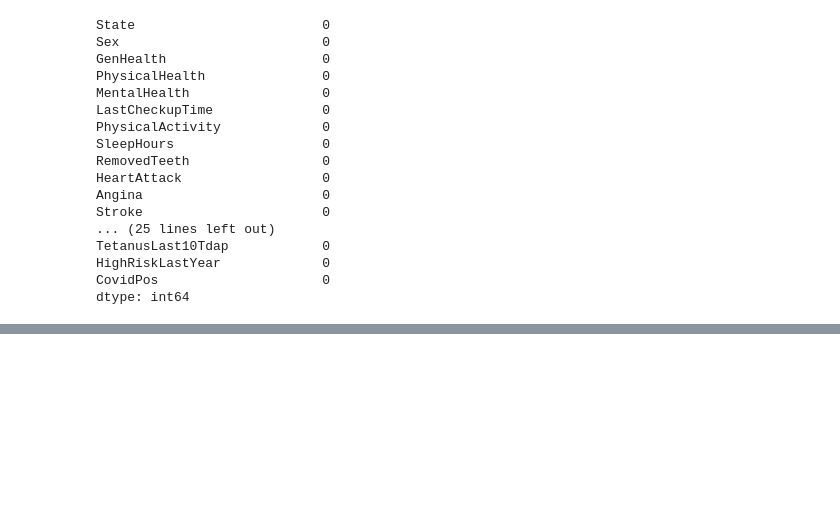
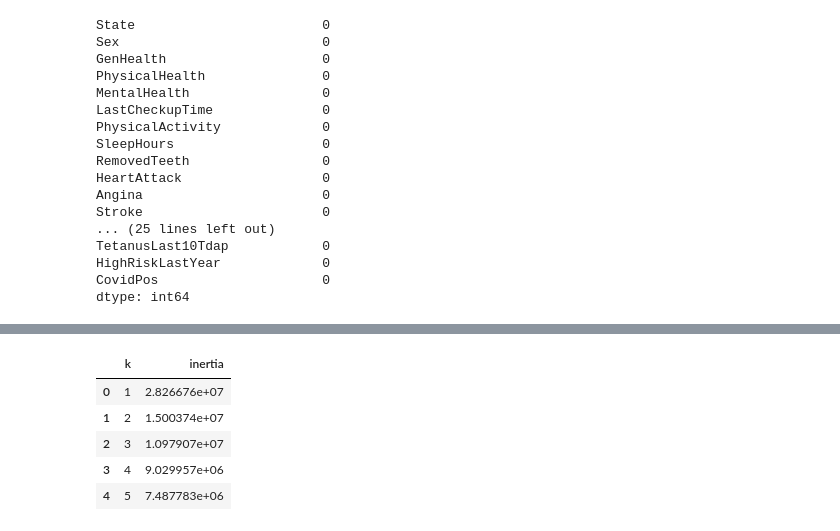
Before and after one commit to hatkiet/Project_4, a Jupyter notebook: Heart_Attack_ML_3_MH.ipynb, the cells around one changed output, grey strips where cells are left out. Drawn from its saved outputs; the diff is of its cells as text; code cells hidden in the pictures; blank space fills up the shorter version.

```diff
--- a/Heart_Attack_ML_3_MH.ipynb
+++ b/Heart_Attack_ML_3_MH.ipynb
@@ -147,0 +222,21 @@ dtype: int64
+# %%
+!pip install hvplot
+import hvplot.pandas
+
+# Create a list to store inertia values and the values of k
+inertia = []
+k = list(range(1, 11))
+
+# Apppend the value of the computed intertia from the 'inertia_' attribute of the KMeans model instance
+for i in k:
+    km = KMeans(n_clusters=i, random_state=0)
+    km.fit(pca_df)
+    inertia.append(km.inertia_)
+
+# Define a DataFrame to hold the values for k and the corresponding inertia
+elbow_data = {'k': k, 'inertia': inertia}
+df_elbow = pd.DataFrame(elbow_data)
+
+# Review the DataFrame
+df_elbow.head()
+# %% [output]
@@ -147,0 +260,6 @@ dtype: int64
+|  | k | inertia |
+| 0 | 1 | 2.826676e+07 |
+| 1 | 2 | 1.500374e+07 |
+| 2 | 3 | 1.097907e+07 |
+| 3 | 4 | 9.029957e+06 |
+| 4 | 5 | 7.487783e+06 |
```
Also changed, not shown: parts of 12 cells of this notebook.
